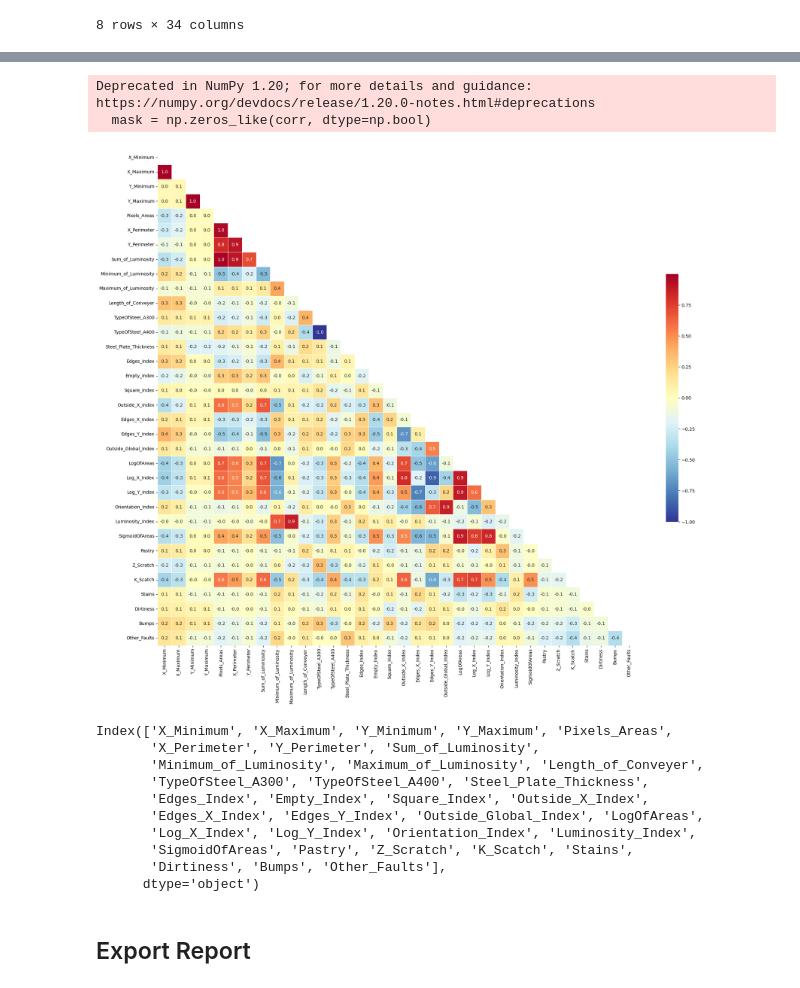
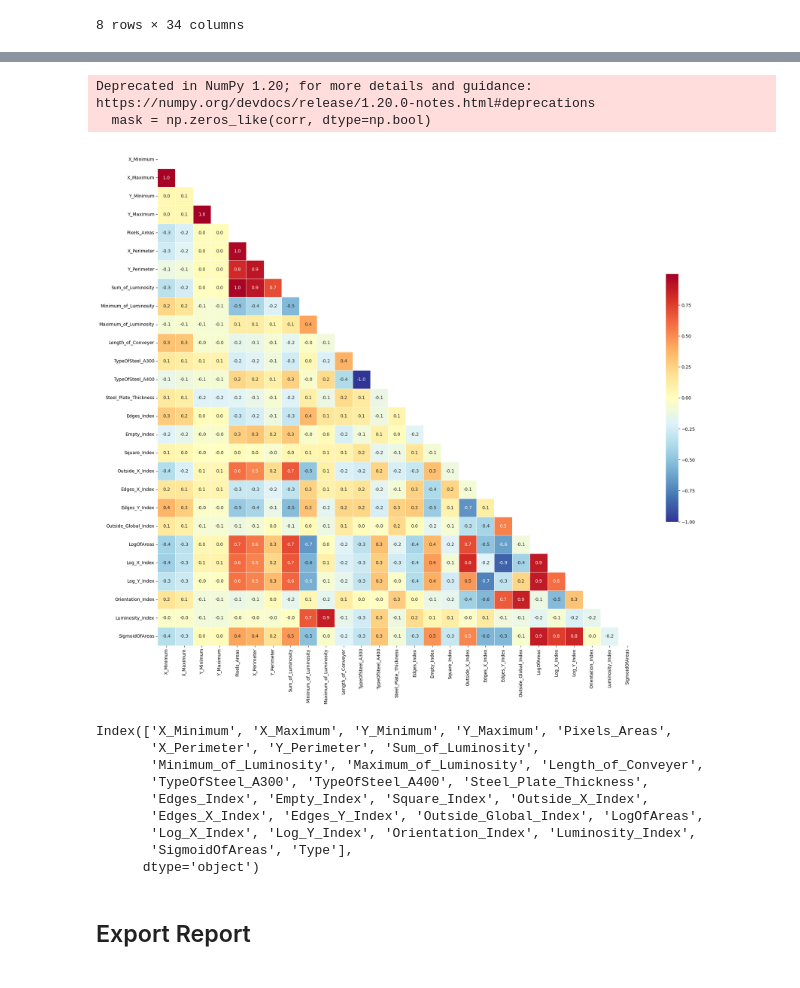
Before and after one commit to GPTeachersDay/TeamProject1, a Jupyter notebook: leeyeonjun/EDA/eda_steel.ipynb, the cells around one changed output, grey strips where cells are left out. Drawn from its saved outputs; the diff is of its cells as text; code cells hidden in the pictures.

```diff
--- a/leeyeonjun/EDA/eda_steel.ipynb
+++ b/leeyeonjun/EDA/eda_steel.ipynb
@@ -225,0 +181,5 @@ faultstype.describe()
+# %%
+y_list = list(df.iloc[:,-7:].columns)
+df["Type"] = df.loc[:,y_list][y_list].idxmax(axis=1)
+df = df.drop(columns=y_list)
+df["Type"].value_counts()
@@ -248,28 +255,25 @@ Name: Other_Faults, dtype: int64
 # %%
-import matplotlib.pyplot as plt
-import numpy as np
-import seaborn as sns
-
 corr = df.corr()
 
 mask = np.zeros_like(corr, dtype=np.bool)
 mask[np.triu_indices_from(mask)] = True
 fig = plt.figure(figsize=(24, 20))
 sns.heatmap(corr,
             cmap="RdYlBu_r",
             annot=True,
             mask=mask,
             fmt='.1f',
             linewidths=.5,
             cbar_kws={"shrink": .5})
 
 plt.show()
-save_path = '../../../../../Git_Blog/assets/images/aib/GPTeachersDay/'
-fig.savefig(save_path + 'steel_heatmap.png', dpi=80, bbox_inches='tight')
+
+if save_mode:
+    fig.savefig(save_path + 'steel_heatmap.png', dpi=80, bbox_inches='tight')
 # %% [output]
 Deprecated in NumPy 1.20; for more details and guidance: https://numpy.org/devdocs/release/1.20.0-notes.html#deprecations
   mask = np.zeros_like(corr, dtype=np.bool)
-[figure, old version]
+[figure, new version]
 # %%
 df.columns
 # %% [output]
@@ -280,8 +284,7 @@ Index(['X_Minimum', 'X_Maximum', 'Y_Minimum', 'Y_Maximum', 'Pixels_Areas',
        'Edges_Index', 'Empty_Index', 'Square_Index', 'Outside_X_Index',
        'Edges_X_Index', 'Edges_Y_Index', 'Outside_Global_Index', 'LogOfAreas',
        'Log_X_Index', 'Log_Y_Index', 'Orientation_Index', 'Luminosity_Index',
-       'SigmoidOfAreas', 'Pastry', 'Z_Scratch', 'K_Scatch', 'Stains',
-       'Dirtiness', 'Bumps', 'Other_Faults'],
+       'SigmoidOfAreas', 'Type'],
       dtype='object')
 # %%
 multicollinearity_list = ['X_Minimum', 'Y_Minimum', 'Pixels_Areas', 'TypeOfSteel_A300']
```
Also changed, not shown: parts of 30 cells of this notebook, 24 other files.
